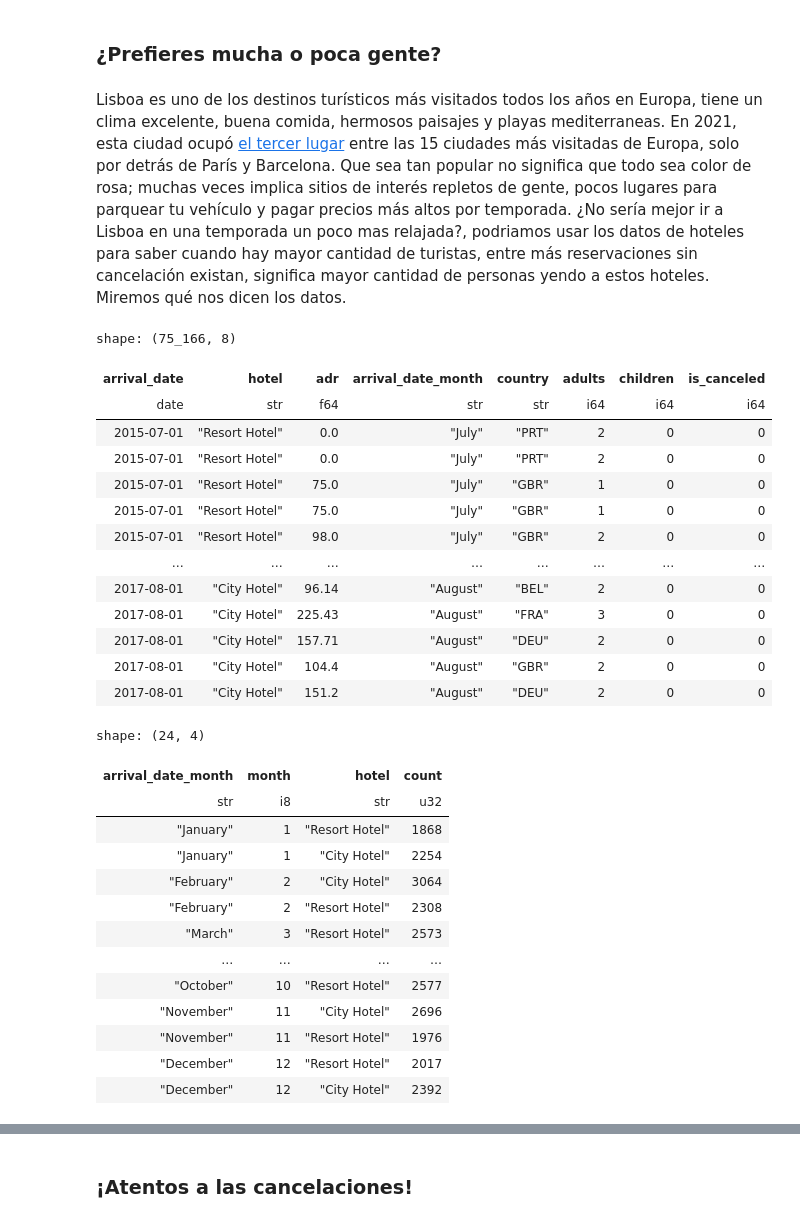
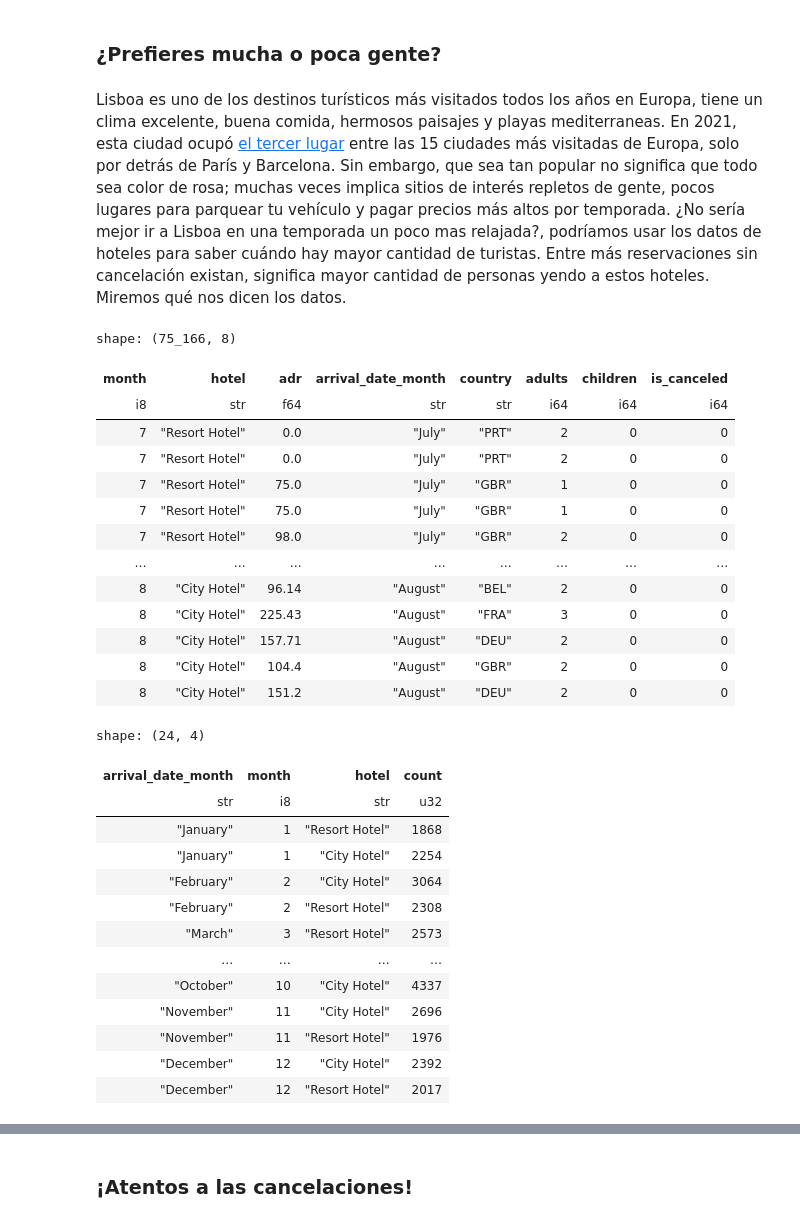
Before and after one commit to CarMoreno/carmoreno.github.io, a Jupyter notebook: _notebooks/2025-05-11-Data-storytelling-datos-hotel-ploty-python.ipynb, the cells around one changed output, grey strips where cells are left out. Cells and saved outputs as stored; diff of their text form; code cells hidden in the pictures.

```diff
--- a/_notebooks/2025-05-11-Data-storytelling-datos-hotel-ploty-python.ipynb
+++ b/_notebooks/2025-05-11-Data-storytelling-datos-hotel-ploty-python.ipynb
@@ -33,7 +33,7 @@ Me gustaría tambien mencionar a [Jérome Eertmans](https://github.com/jeertmans
 # %% [markdown]
 ### ¿Prefieres mucha o poca gente?
 # %% [markdown]
-Lisboa es uno de los destinos turísticos más visitados todos los años en Europa, tiene un clima excelente, buena comida, hermosos paisajes y playas mediterraneas. En 2021, esta ciudad ocupó [el tercer lugar](https://elordenmundial.com/mapas-y-graficos/ciudades-mas-visitadas-europa/) entre las 15 ciudades más visitadas de Europa, solo por detrás de París y Barcelona. Que sea tan popular no significa que todo sea color de rosa; muchas veces implica sitios de interés repletos de gente, pocos lugares para parquear tu vehículo y pagar precios más altos por temporada. ¿No sería mejor ir a Lisboa en una temporada un poco mas relajada?, podriamos usar los datos de hoteles para saber cuando hay mayor cantidad de turistas, entre más reservaciones sin cancelación existan, significa mayor cantidad de personas yendo a estos hoteles. Miremos qué nos dicen los datos.
+Lisboa es uno de los destinos turísticos más visitados todos los años en Europa, tiene un clima excelente, buena comida, hermosos paisajes y playas mediterraneas. En 2021, esta ciudad ocupó [el tercer lugar](https://elordenmundial.com/mapas-y-graficos/ciudades-mas-visitadas-europa/) entre las 15 ciudades más visitadas de Europa, solo por detrás de París y Barcelona. Sin embargo, que sea tan popular no significa que todo sea color de rosa; muchas veces implica sitios de interés repletos de gente, pocos lugares para parquear tu vehículo y pagar precios más altos por temporada. ¿No sería mejor ir a Lisboa en una temporada un poco mas relajada?, podríamos usar los datos de hoteles para saber cuándo hay mayor cantidad de turistas. Entre más reservaciones sin cancelación existan, significa mayor cantidad de personas yendo a estos hoteles. Miremos qué nos dicen los datos.
 # %%
 import polars as pl
 import numpy as np
@@ -53,25 +53,25 @@ reservas = reservas.with_columns(
 # %%
 reservas_por_mes = (
     reservas
         .filter(pl.col("is_canceled") == 0)
-        .select("arrival_date", "hotel", "adr", "arrival_date_month", "country", "adults", "children", "is_canceled")
+        .select(pl.col("arrival_date").dt.month().alias("month"), "hotel", "adr", "arrival_date_month", "country", "adults", "children", "is_canceled")
 )
 reservas_por_mes
 # %% [output]
 shape: (75_166, 8)
-| arrival_date | hotel | adr | arrival_date_month | country | adults | children | is_canceled |
-| date | str | f64 | str | str | i64 | i64 | i64 |
-| 2015-07-01 | "Resort Hotel" | 0.0 | "July" | "PRT" | 2 | 0 | 0 |
-| 2015-07-01 | "Resort Hotel" | 0.0 | "July" | "PRT" | 2 | 0 | 0 |
-| 2015-07-01 | "Resort Hotel" | 75.0 | "July" | "GBR" | 1 | 0 | 0 |
-| 2015-07-01 | "Resort Hotel" | 75.0 | "July" | "GBR" | 1 | 0 | 0 |
-| 2015-07-01 | "Resort Hotel" | 98.0 | "July" | "GBR" | 2 | 0 | 0 |
+| month | hotel | adr | arrival_date_month | country | adults | children | is_canceled |
+| i8 | str | f64 | str | str | i64 | i64 | i64 |
+| 7 | "Resort Hotel" | 0.0 | "July" | "PRT" | 2 | 0 | 0 |
+| 7 | "Resort Hotel" | 0.0 | "July" | "PRT" | 2 | 0 | 0 |
+| 7 | "Resort Hotel" | 75.0 | "July" | "GBR" | 1 | 0 | 0 |
+| 7 | "Resort Hotel" | 75.0 | "July" | "GBR" | 1 | 0 | 0 |
+| 7 | "Resort Hotel" | 98.0 | "July" | "GBR" | 2 | 0 | 0 |
 | … | … | … | … | … | … | … | … |
-| 2017-08-01 | "City Hotel" | 96.14 | "August" | "BEL" | 2 | 0 | 0 |
-| 2017-08-01 | "City Hotel" | 225.43 | "August" | "FRA" | 3 | 0 | 0 |
-| 2017-08-01 | "City Hotel" | 157.71 | "August" | "DEU" | 2 | 0 | 0 |
-| 2017-08-01 | "City Hotel" | 104.4 | "August" | "GBR" | 2 | 0 | 0 |
-| 2017-08-01 | "City Hotel" | 151.2 | "August" | "DEU" | 2 | 0 | 0 |
+| 8 | "City Hotel" | 96.14 | "August" | "BEL" | 2 | 0 | 0 |
+| 8 | "City Hotel" | 225.43 | "August" | "FRA" | 3 | 0 | 0 |
+| 8 | "City Hotel" | 157.71 | "August" | "DEU" | 2 | 0 | 0 |
+| 8 | "City Hotel" | 104.4 | "August" | "GBR" | 2 | 0 | 0 |
+| 8 | "City Hotel" | 151.2 | "August" | "DEU" | 2 | 0 | 0 |
 # %%
 numero_reservas_por_mes = (
     reservas_por_mes
@@ -92,11 +92,11 @@ shape: (24, 4)
 | "February" | 2 | "Resort Hotel" | 2308 |
 | "March" | 3 | "Resort Hotel" | 2573 |
 | … | … | … | … |
-| "October" | 10 | "Resort Hotel" | 2577 |
+| "October" | 10 | "City Hotel" | 4337 |
 | "November" | 11 | "City Hotel" | 2696 |
 | "November" | 11 | "Resort Hotel" | 1976 |
+| "December" | 12 | "City Hotel" | 2392 |
 | "December" | 12 | "Resort Hotel" | 2017 |
-| "December" | 12 | "City Hotel" | 2392 |
 # %%
 fig = px.bar(numero_reservas_por_mes, x="arrival_date_month", y="count", color="hotel", title="Cantidad de reservas sin cancelación por mes (2015 - 2017)", opacity=0.6, labels={"hotel": "Hotel", "arrival_date_month": "Mes de llegada", "count": "Cantidad de reservas"})
 fig.show()
```
Also changed, not shown: parts of 22 cells of this notebook, 7 other files.
